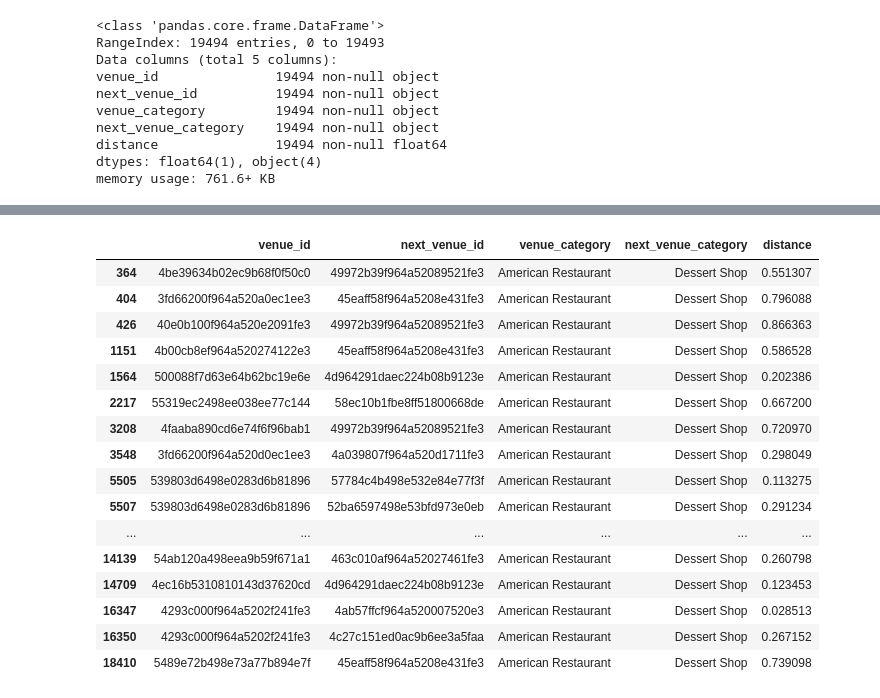
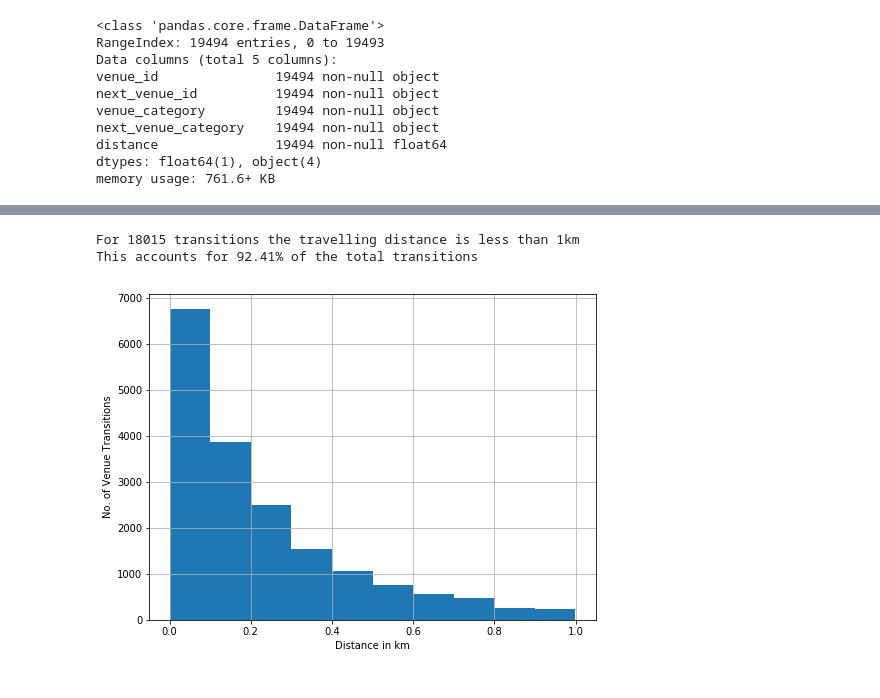
Before and after one commit to elrasp/Coursera_Capstone, a Jupyter notebook: 5. Exploratory Data Analysis.ipynb, the cells around one changed output, grey strips where cells are left out. Saved outputs shown, nothing was run; the diff lists cells and outputs as text; code cells hidden in the pictures.

```diff
--- a/5. Exploratory Data Analysis.ipynb
+++ b/5. Exploratory Data Analysis.ipynb
@@ -389,20 +399,14 @@ table.head()
-# %%
-next_venues[(next_venues['venue_category'] == 'American Restaurant') & (next_venues['next_venue_category'] == 'Dessert Shop')]
-# %% [output]
-|  | venue_id | next_venue_id | venue_category | next_venue_category | distance |
-| 364 | 4be39634b02ec9b68f0f50c0 | 49972b39f964a52089521fe3 | American Restaurant | Dessert Shop | 0.551307 |
-| 404 | 3fd66200f964a520a0ec1ee3 | 45eaff58f964a5208e431fe3 | American Restaurant | Dessert Shop | 0.796088 |
-| 426 | 40e0b100f964a520e2091fe3 | 49972b39f964a52089521fe3 | American Restaurant | Dessert Shop | 0.866363 |
-| 1151 | 4b00cb8ef964a520274122e3 | 45eaff58f964a5208e431fe3 | American Restaurant | Dessert Shop | 0.586528 |
-| 1564 | 500088f7d63e64b62bc19e6e | 4d964291daec224b08b9123e | American Restaurant | Dessert Shop | 0.202386 |
-| 2217 | 55319ec2498ee038ee77c144 | 58ec10b1fbe8ff51800668de | American Restaurant | Dessert Shop | 0.667200 |
-| 3208 | 4faaba890cd6e74f6f96bab1 | 49972b39f964a52089521fe3 | American Restaurant | Dessert Shop | 0.720970 |
-| 3548 | 3fd66200f964a520d0ec1ee3 | 4a039807f964a520d1711fe3 | American Restaurant | Dessert Shop | 0.298049 |
-| 5505 | 539803d6498e0283d6b81896 | 57784c4b498e532e84e77f3f | American Restaurant | Dessert Shop | 0.113275 |
-| 5507 | 539803d6498e0283d6b81896 | 52ba6597498e53bfd973e0eb | American Restaurant | Dessert Shop | 0.291234 |
-| ... | ... | ... | ... | ... | ... |
-| 14139 | 54ab120a498eea9b59f671a1 | 463c010af964a52027461fe3 | American Restaurant | Dessert Shop | 0.260798 |
-| 14709 | 4ec16b5310810143d37620cd | 4d964291daec224b08b9123e | American Restaurant | Dessert Shop | 0.123453 |
-| 16347 | 4293c000f964a5202f241fe3 | 4ab57ffcf964a520007520e3 | American Restaurant | Dessert Shop | 0.028513 |
-| 16350 | 4293c000f964a5202f241fe3 | 4c27c151ed0ac9b6ee3a5faa | American Restaurant | Dessert Shop | 0.267152 |
-| 18410 | 5489e72b498e73a77b894e7f | 45eaff58f964a5208e431fe3 | American Restaurant | Dessert Shop | 0.739098 |
+# %%
+less_than_1km = next_venues[next_venues['distance'] < 1].shape[0]
+print("For {} transitions the travelling distance is less than 1km".format(less_than_1km))
+print("This accounts for {}% of the total transitions".format(round(less_than_1km * 100/len(next_venues), 2)))
+# %% [output]
+For 18015 transitions the travelling distance is less than 1km
+This accounts for 92.41% of the total transitions
+# %%
+ax = next_venues[next_venues['distance'] < 1]['distance'].hist(figsize=(8, 6))
+ax.set_xlabel("Distance in km")
+ax.set_ylabel("No. of Venue Transitions")
+plt.show()
+# %% [output]
+[figure, added]
```
Also changed, not shown: parts of 11 cells of this notebook, 4 other files.
